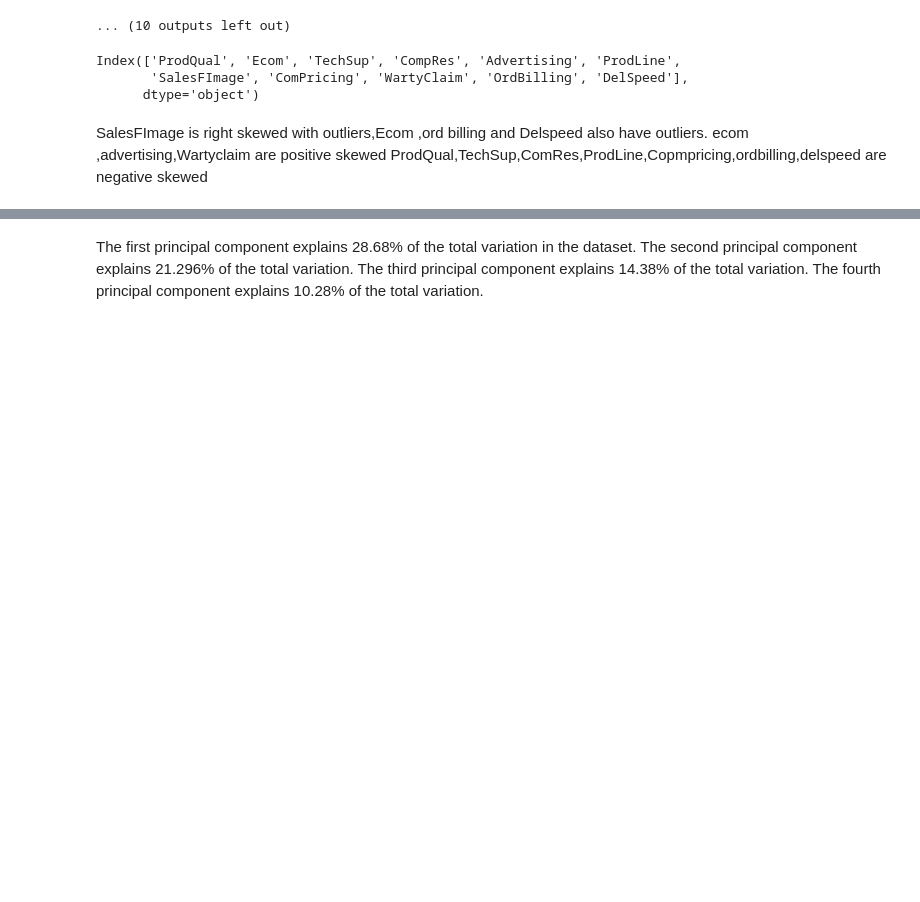
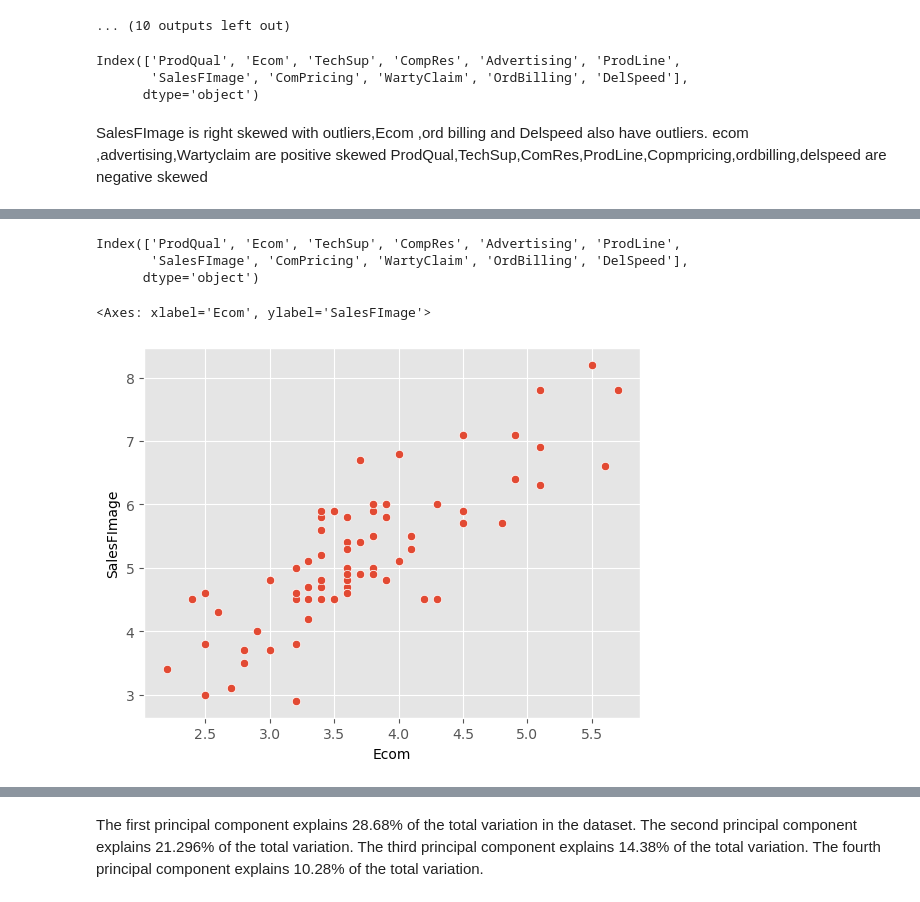
Before and after one commit to NithyaConnect/ds-phython, a Jupyter notebook: Hair_Pca_.ipynb, the cells around one changed output, grey strips where cells are left out. Drawn from its saved outputs; the diff is of its cells as text; code cells hidden in the pictures; blank space fills up the shorter version.

```diff
--- a/Hair_Pca_.ipynb
+++ b/Hair_Pca_.ipynb
@@ -174,0 +221,14 @@ sns.heatmap(df.corr(),annot=True)
+# %%
+df.columns
+# %% [output]
+Index(['ProdQual', 'Ecom', 'TechSup', 'CompRes', 'Advertising', 'ProdLine',
+       'SalesFImage', 'ComPricing', 'WartyClaim', 'OrdBilling', 'DelSpeed'],
+      dtype='object')
+# %%
+a='Ecom'
+b= 'SalesFImage'
+# %%
+sns.scatterplot(x=a, y=b, data=df, palette='pastel')
+# %% [output]
+<Axes: xlabel='Ecom', ylabel='SalesFImage'>
+[figure, added]
```
Also changed, not shown: parts of 48 cells of this notebook.
